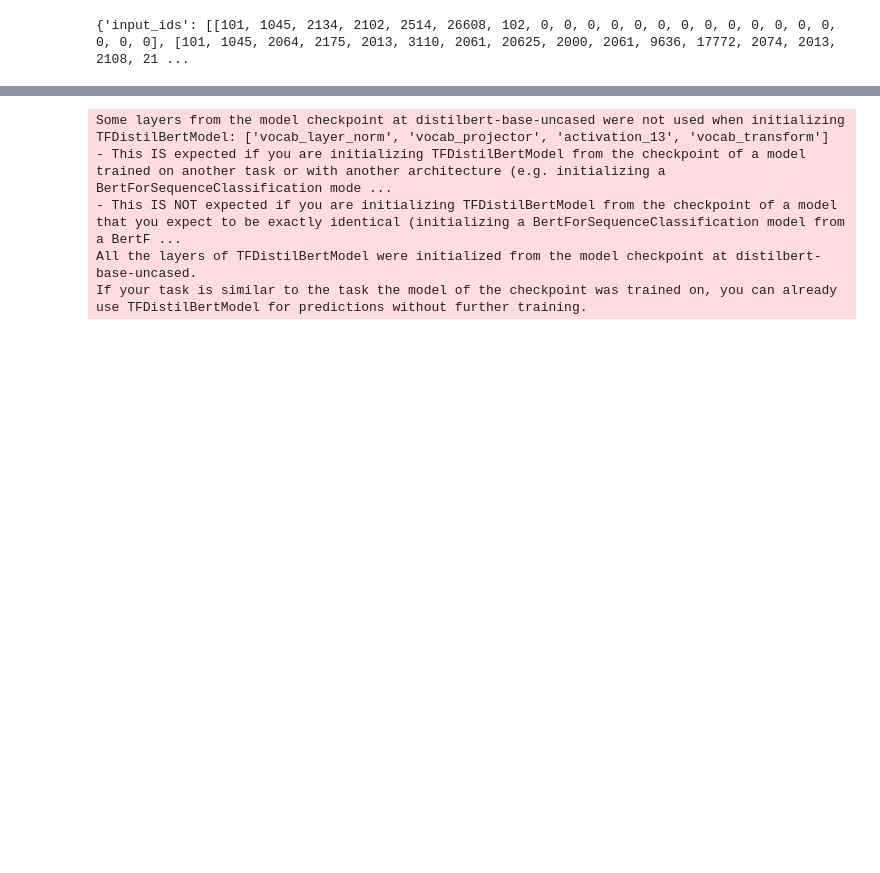
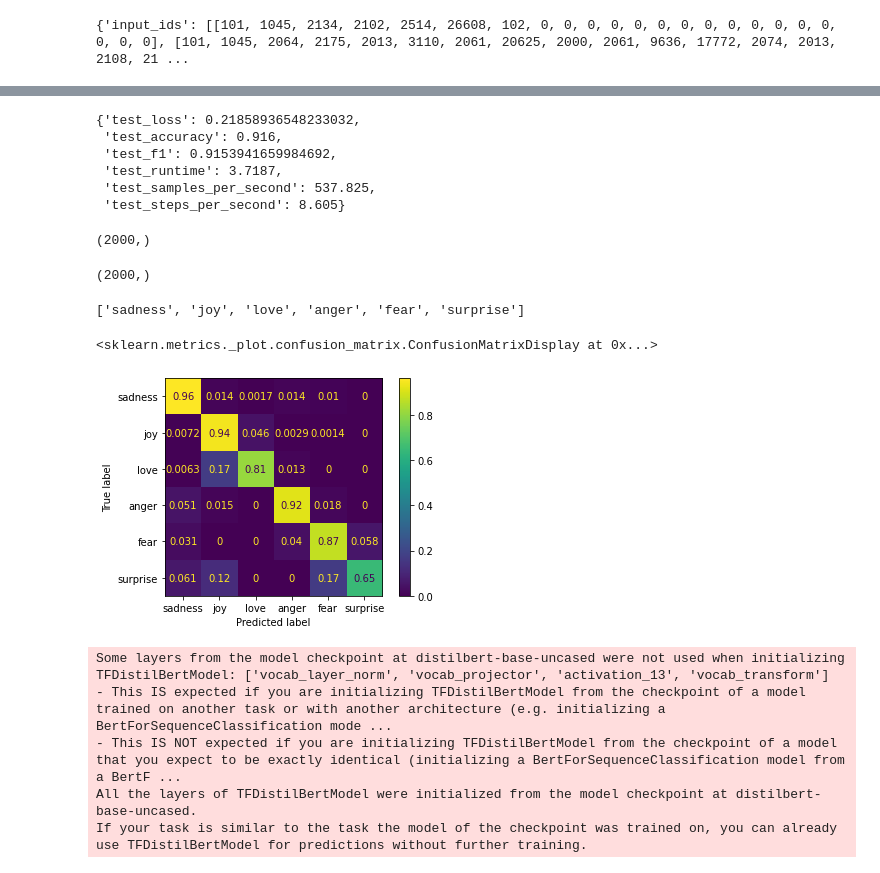
Before and after one commit to Calcifer777/learn-nlp, a Jupyter notebook: learn-transformers/01-hello-world.ipynb, the cells around one changed output, grey strips where cells are left out. Drawn from its saved outputs; the diff is of its cells as text; code cells hidden in the pictures; blank space fills up the shorter version.

```diff
--- a/learn-transformers/01-hello-world.ipynb
+++ b/learn-transformers/01-hello-world.ipynb
@@ -185,0 +208,2 @@ KeyboardInterrupt:
+# %%
+preds_test = trainer.predict(ds_tkn["test"])
@@ -185,0 +212,31 @@ KeyboardInterrupt:
+# %%
+preds_test.metrics
+# %% [output]
+{'test_loss': 0.21858936548233032,
+ 'test_accuracy': 0.916,
+ 'test_f1': 0.9153941659984692,
+ 'test_runtime': 3.7187,
+ 'test_samples_per_second': 537.825,
+ 'test_steps_per_second': 8.605}
+# %%
+preds_test.label_ids.shape
+# %% [output]
+(2000,)
+# %%
+np.argmax(preds_test.predictions, -1).shape
+# %% [output]
+(2000,)
+# %%
+labels.values.squeeze().tolist()
+# %% [output]
+['sadness', 'joy', 'love', 'anger', 'fear', 'surprise']
+# %%
+ConfusionMatrixDisplay.from_predictions(
+    y_true=preds_test.label_ids,
+    y_pred=np.argmax(preds_test.predictions, -1),
+    normalize="true",
+    display_labels=labels.values.squeeze().tolist(),
+)
+# %% [output]
+<sklearn.metrics._plot.confusion_matrix.ConfusionMatrixDisplay at 0x...>
+[figure, added]
```
Also changed, not shown: parts of 12 cells of this notebook.
